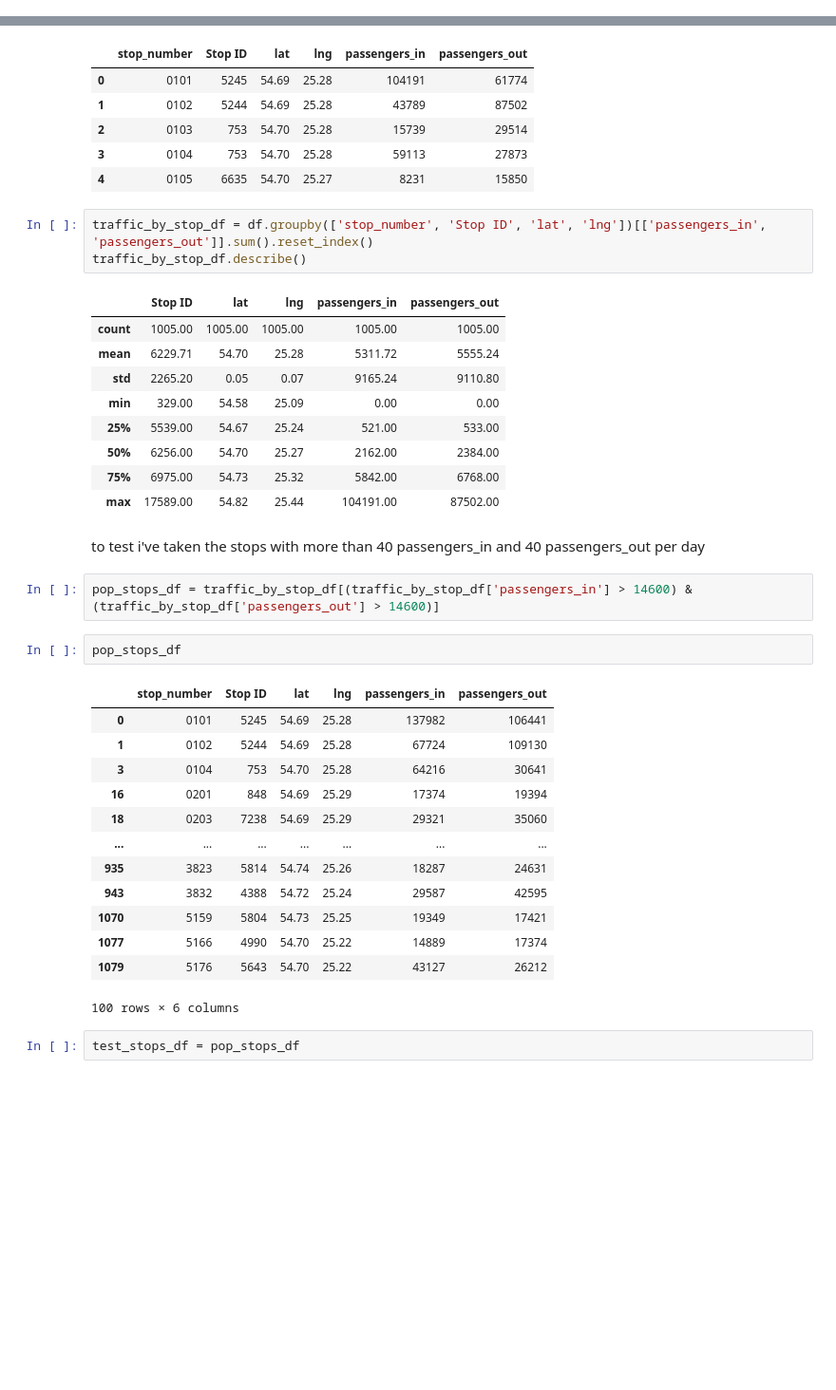
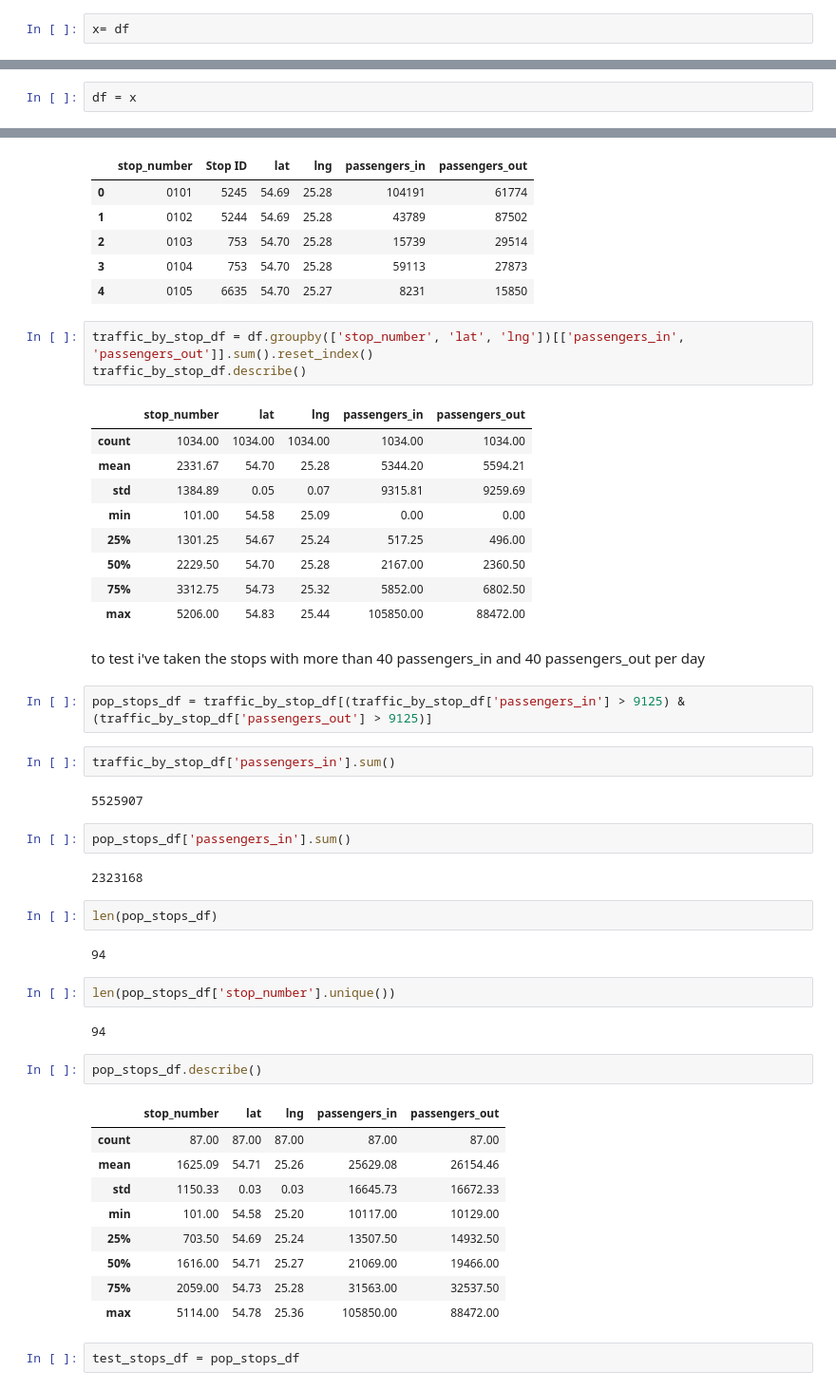
Before and after one commit to pdmsk/transport_ticketing_vilnius, a Jupyter notebook: Vilnius public transport passengers traffic.ipynb, the cells around one changed output, grey strips where cells are left out. Shown at 95% size. Cells and saved outputs as stored; diff of their text form; blank space fills up the shorter version.

```diff
--- a/Vilnius public transport passengers traffic.ipynb
+++ b/Vilnius public transport passengers traffic.ipynb
@@ -633,0 +824,2 @@ df = pd.merge(df, stops_dict[['Stop number', 'final_stop_id']], left_on='stop_nu
+# %%
+x= df
@@ -633,0 +953,2 @@ df = pd.merge(df, stops_dict[['Stop number', 'final_stop_id']], left_on='stop_nu
+# %%
+df = x
@@ -761,38 +1357,50 @@ traffic_by_stop_df.head()
 | 3 | 0104 | 753 | 54.70 | 25.28 | 59113 | 27873 |
 | 4 | 0105 | 6635 | 54.70 | 25.27 | 8231 | 15850 |
 # %%
-traffic_by_stop_df = df.groupby(['stop_number', 'Stop ID', 'lat', 'lng'])[['passengers_in', 'passengers_out']].sum().reset_index()
+traffic_by_stop_df = df.groupby(['stop_number', 'lat', 'lng'])[['passengers_in', 'passengers_out']].sum().reset_index()
 traffic_by_stop_df.describe()
 # %% [output]
-|  | Stop ID | lat | lng | passengers_in | passengers_out |
-| count | 1005.00 | 1005.00 | 1005.00 | 1005.00 | 1005.00 |
-| mean | 6229.71 | 54.70 | 25.28 | 5311.72 | 5555.24 |
-| std | 2265.20 | 0.05 | 0.07 | 9165.24 | 9110.80 |
-| min | 329.00 | 54.58 | 25.09 | 0.00 | 0.00 |
-| 25% | 5539.00 | 54.67 | 25.24 | 521.00 | 533.00 |
-| 50% | 6256.00 | 54.70 | 25.27 | 2162.00 | 2384.00 |
-| 75% | 6975.00 | 54.73 | 25.32 | 5842.00 | 6768.00 |
-| max | 17589.00 | 54.82 | 25.44 | 104191.00 | 87502.00 |
+|  | stop_number | lat | lng | passengers_in | passengers_out |
+| count | 1034.00 | 1034.00 | 1034.00 | 1034.00 | 1034.00 |
+| mean | 2331.67 | 54.70 | 25.28 | 5344.20 | 5594.21 |
+| std | 1384.89 | 0.05 | 0.07 | 9315.81 | 9259.69 |
+| min | 101.00 | 54.58 | 25.09 | 0.00 | 0.00 |
+| 25% | 1301.25 | 54.67 | 25.24 | 517.25 | 496.00 |
+| 50% | 2229.50 | 54.70 | 25.28 | 2167.00 | 2360.50 |
+| 75% | 3312.75 | 54.73 | 25.32 | 5852.00 | 6802.50 |
+| max | 5206.00 | 54.83 | 25.44 | 105850.00 | 88472.00 |
 # %% [markdown]
 to test i've taken the stops with more than 40 passengers_in and 40 passengers_out per day
 # %%
-pop_stops_df = traffic_by_stop_df[(traffic_by_stop_df['passengers_in'] > 14600) & (traffic_by_stop_df['passengers_out'] > 14600)]
+pop_stops_df = traffic_by_stop_df[(traffic_by_stop_df['passengers_in'] > 9125) & (traffic_by_stop_df['passengers_out'] > 9125)]
+# %%
+traffic_by_stop_df['passengers_in'].sum()
+# %% [output]
+5525907
+# %%
+pop_stops_df['passengers_in'].sum()
+# %% [output]
+2323168
+# %%
+len(pop_stops_df)
+# %% [output]
+94
+# %%
+len(pop_stops_df['stop_number'].unique())
+# %% [output]
+94
 # %%
-pop_stops_df
+pop_stops_df.describe()
 # %% [output]
-|  | stop_number | Stop ID | lat | lng | passengers_in | passengers_out |
-| 0 | 0101 | 5245 | 54.69 | 25.28 | 137982 | 106441 |
-| 1 | 0102 | 5244 | 54.69 | 25.28 | 67724 | 109130 |
-| 3 | 0104 | 753 | 54.70 | 25.28 | 64216 | 30641 |
-| 16 | 0201 | 848 | 54.69 | 25.29 | 17374 | 19394 |
-| 18 | 0203 | 7238 | 54.69 | 25.29 | 29321 | 35060 |
-| ... | ... | ... | ... | ... | ... | ... |
-| 935 | 3823 | 5814 | 54.74 | 25.26 | 18287 | 24631 |
-| 943 | 3832 | 4388 | 54.72 | 25.24 | 29587 | 42595 |
-| 1070 | 5159 | 5804 | 54.73 | 25.25 | 19349 | 17421 |
-| 1077 | 5166 | 4990 | 54.70 | 25.22 | 14889 | 17374 |
-| 1079 | 5176 | 5643 | 54.70 | 25.22 | 43127 | 26212 |
+|  | stop_number | lat | lng | passengers_in | passengers_out |
+| count | 87.00 | 87.00 | 87.00 | 87.00 | 87.00 |
+| mean | 1625.09 | 54.71 | 25.26 | 25629.08 | 26154.46 |
+| std | 1150.33 | 0.03 | 0.03 | 16645.73 | 16672.33 |
+| min | 101.00 | 54.58 | 25.20 | 10117.00 | 10129.00 |
+| 25% | 703.50 | 54.69 | 25.24 | 13507.50 | 14932.50 |
+| 50% | 1616.00 | 54.71 | 25.27 | 21069.00 | 19466.00 |
+| 75% | 2059.00 | 54.73 | 25.28 | 31563.00 | 32537.50 |
+| max | 5114.00 | 54.78 | 25.36 | 105850.00 | 88472.00 |
-100 rows × 6 columns
 # %%
 test_stops_df = pop_stops_df
 # %%
```
Also changed, not shown: parts of 105 cells of this notebook, 5 other files.
